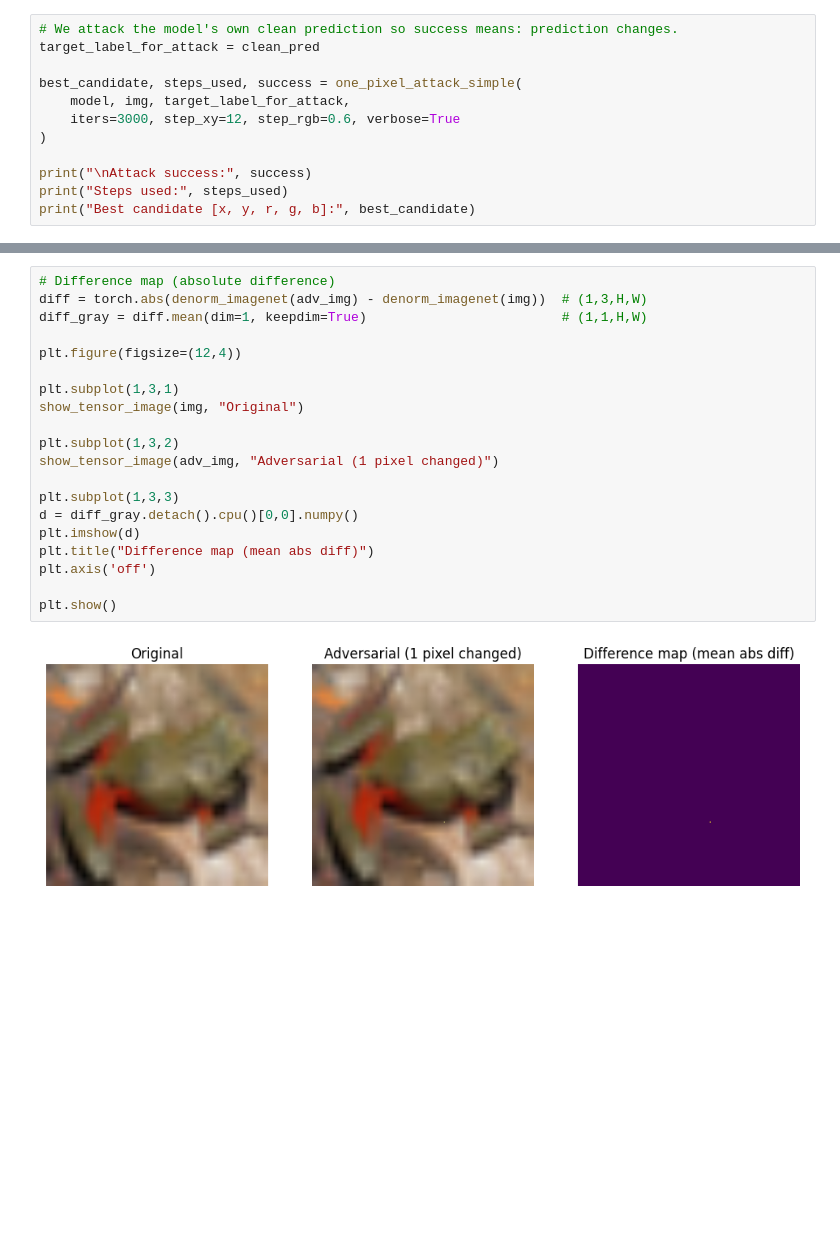
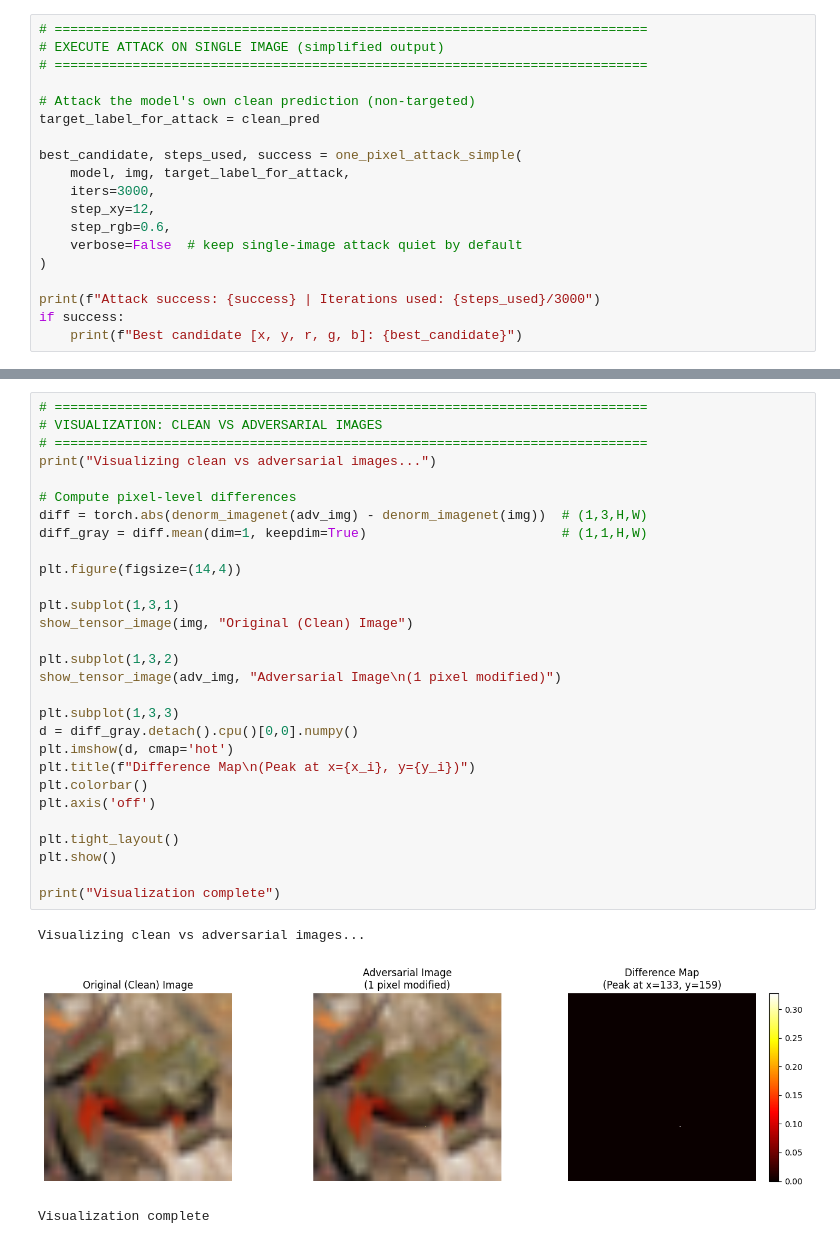
Before and after one commit to natashadonner/one-pixel-attack, a Jupyter notebook: Nish/OnePixelAttack.ipynb, the cells around one changed output, grey strips where cells are left out. Drawn from its saved outputs; the diff is of its cells as text; blank space fills up the shorter version.

```diff
--- a/Nish/OnePixelAttack.ipynb
+++ b/Nish/OnePixelAttack.ipynb
@@ -184,14 +233,21 @@ def one_pixel_attack_simple(model, img, label, iters=3000, step_xy=12, step_rgb=
     return best, iters, False
 # %%
-# We attack the model's own clean prediction so success means: prediction changes.
+# ============================================================================
+# EXECUTE ATTACK ON SINGLE IMAGE (simplified output)
+# ============================================================================
+
+# Attack the model's own clean prediction (non-targeted)
 target_label_for_attack = clean_pred
 
 best_candidate, steps_used, success = one_pixel_attack_simple(
     model, img, target_label_for_attack,
-    iters=3000, step_xy=12, step_rgb=0.6, verbose=True
+    iters=3000,
+    step_xy=12,
+    step_rgb=0.6,
+    verbose=False  # keep single-image attack quiet by default
 )
 
-print("\nAttack success:", success)
-print("Steps used:", steps_used)
-print("Best candidate [x, y, r, g, b]:", best_candidate)
+print(f"Attack success: {success} | Iterations used: {steps_used}/3000")
+if success:
+    print(f"Best candidate [x, y, r, g, b]: {best_candidate}")
 # %% [output]
@@ -227,22 +318,33 @@ Pixel changed at (x,y)= (133, 159)
 # %%
-# Difference map (absolute difference)
+# ============================================================================
+# VISUALIZATION: CLEAN VS ADVERSARIAL IMAGES
+# ============================================================================
+print("Visualizing clean vs adversarial images...")
+
+# Compute pixel-level differences
 diff = torch.abs(denorm_imagenet(adv_img) - denorm_imagenet(img))  # (1,3,H,W)
 diff_gray = diff.mean(dim=1, keepdim=True)                         # (1,1,H,W)
 
-plt.figure(figsize=(12,4))
+plt.figure(figsize=(14,4))
 
 plt.subplot(1,3,1)
-show_tensor_image(img, "Original")
+show_tensor_image(img, "Original (Clean) Image")
 
 plt.subplot(1,3,2)
-show_tensor_image(adv_img, "Adversarial (1 pixel changed)")
+show_tensor_image(adv_img, "Adversarial Image\n(1 pixel modified)")
 
 plt.subplot(1,3,3)
 d = diff_gray.detach().cpu()[0,0].numpy()
-plt.imshow(d)
-plt.title("Difference map (mean abs diff)")
+plt.imshow(d, cmap='hot')
+plt.title(f"Difference Map\n(Peak at x={x_i}, y={y_i})")
+plt.colorbar()
 plt.axis('off')
 
+plt.tight_layout()
 plt.show()
+
+print("Visualization complete")
 # %% [output]
+Visualizing clean vs adversarial images...
-[figure, old version]
+[figure, new version]
+Visualization complete
```
Also changed, not shown: parts of 15 cells of this notebook.
